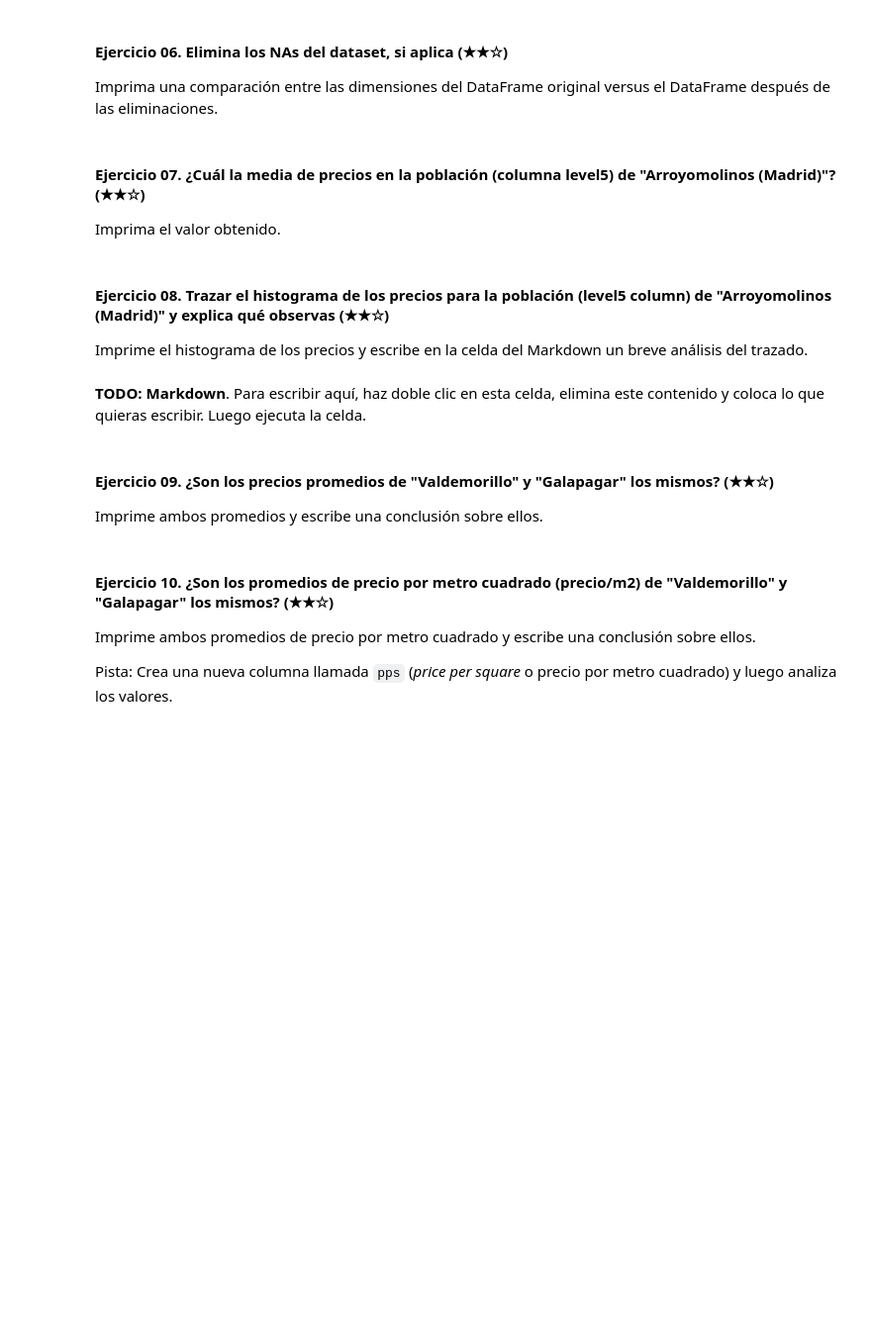
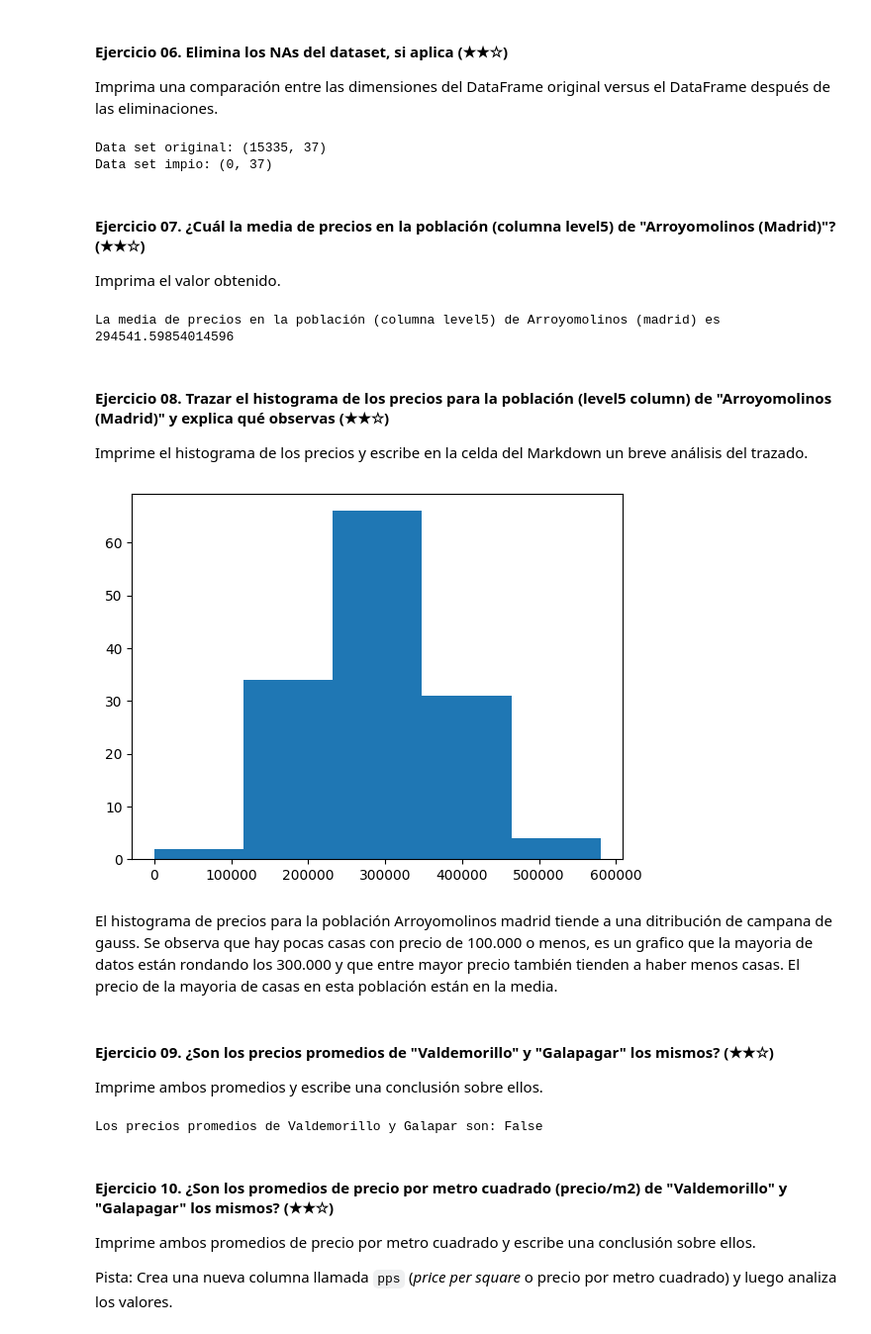
Before and after one commit to Tara156/realestate-datacleanup-exercise, a Jupyter notebook: project.es.ipynb, the cells around one changed output. Shown: that part at 99% size. Drawn from its saved outputs; the diff is of its cells as text; code cells hidden in the pictures; blank space fills up the shorter version.

```diff
--- a/project.es.ipynb
+++ b/project.es.ipynb
@@ -86,26 +142,54 @@ Imprima un booleano (`True` o `False`) seguido de la fila/columna que contiene e
 Imprima una comparación entre las dimensiones del DataFrame original versus el DataFrame después de las eliminaciones.
 # %%
 # TODO
+# print(ds.shape)
+print(f"Data set original: {ds.shape}")
+
+ds_limpio = ds.dropna()  #elimina filas que tengan al menos un NaN en cualquier columna
+print(f"Data set impio: {ds_limpio.shape}")
+# %% [output]
+Data set original: (15335, 37)
+Data set impio: (0, 37)
 # %% [markdown]
 #### Ejercicio 07. ¿Cuál la media de precios en la población (columna level5) de "Arroyomolinos (Madrid)"? (★★☆)
 
 Imprima el valor obtenido.
 # %%
-# TODO
+# print(sorted(ds['level5'].unique()))
+columna_level_5= ds[(ds['level5']=="Arroyomolinos (Madrid)")]
+# print(columna_level_5)
+media= columna_level_5['price'].mean()
+# print(media)
+print("La media de precios en la población (columna level5) de Arroyomolinos (madrid) es ", media)
+# %% [output]
+La media de precios en la población (columna level5) de Arroyomolinos (madrid) es  294541.59854014596
 # %% [markdown]
 #### Ejercicio 08. Trazar el histograma de los precios para la población (level5 column) de "Arroyomolinos (Madrid)" y explica qué observas (★★☆)
 
 Imprime el histograma de los precios y escribe en la celda del Markdown un breve análisis del trazado.
 # %%
 # TODO: Code
+import matplotlib.pyplot as plt
+plt.hist(columna_level_5['price'],bins=5)
+plt.show()
+# %% [output]
+[figure, added]
 # %% [markdown]
-**TODO: Markdown**. Para escribir aquí, haz doble clic en esta celda, elimina este contenido y coloca lo que quieras escribir. Luego ejecuta la celda.
+El histograma de precios para la población Arroyomolinos madrid tiende a una ditribución de campana de gauss. Se observa que hay pocas casas con precio de 100.000 o menos, es un grafico que la mayoria de datos están rondando los 300.000 y que entre mayor precio también tienden a haber menos casas. El precio de la mayoria de casas en esta población están en la media.
 # %% [markdown]
 #### Ejercicio 09. ¿Son los precios promedios de "Valdemorillo" y "Galapagar" los mismos? (★★☆)
 
 Imprime ambos promedios y escribe una conclusión sobre ellos.
 # %%
 # TODO
+ds_valde = int(ds[ds['level5']=="Valdemorillo"]['price'].mean())
+# ds_valde
+ds_gala= int(ds[(ds['level5']=='Galapagar')]['price'].mean())
+# ds_gala
+
+print(f"Los precios promedios de Valdemorillo y Galapar son: {ds_valde==ds_gala}")
+# %% [output]
+Los precios promedios de Valdemorillo y Galapar son: False
 # %% [markdown]
 #### Ejercicio 10. ¿Son los promedios de precio por metro cuadrado (precio/m2) de "Valdemorillo" y "Galapagar" los mismos? (★★☆)
 
```
Also changed, not shown: parts of 18 cells of this notebook.
